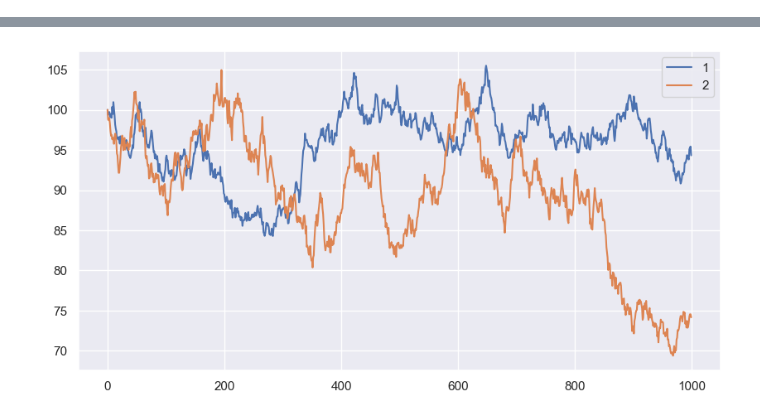
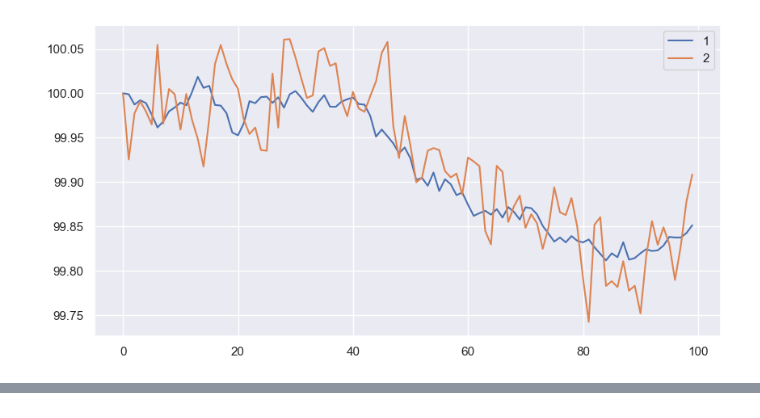
Before and after one commit to gaetanX21/SigTrading, a Jupyter notebook: src/Playground.ipynb, the cells around one changed output, grey strips where cells are left out. Drawn from its saved outputs; the diff is of its cells as text; code cells hidden in the pictures.

```diff
--- a/src/Playground.ipynb
+++ b/src/Playground.ipynb
@@ -61,10 +33,20 @@ def synthetic_pairs(batch_size: int, T: int):
 # %%
 depth = 3
 delta = 0.3
 ts = trading_strategy.TradingStrategy(depth, delta)
-batch_size = 100
-T = 1000 # number of time steps
+batch_size = 10
+T = 100 # number of time steps
 synthetic_batch_stock_data = synthetic_pairs(batch_size, T)
 info_data = torch.zeros(batch_size, T, 0) # no info
+
+# let's look at our synthetic data
+plt.figure(figsize=(10,5))
+example_pair_path = synthetic_batch_stock_data[0]
+plt.plot(example_pair_path[:,0], label='1')
+plt.plot(example_pair_path[:,1], label='2')
+plt.legend()
+plt.show()
+
 ts.fit(synthetic_batch_stock_data, info_data)
 # %% [output]
+[figure, added]
@@ -75,11 +57,2 @@ function compute_sigma_sig took 5.71s
 lambda successfully computed
 Fitting successful.
-# %%
-plt.figure(figsize=(10,5))
-example_pair_path = synthetic_batch_stock_data[20]
-plt.plot(example_pair_path[:,0], label='1')
-plt.plot(example_pair_path[:,1], label='2')
-plt.legend()
-plt.show()
-# %% [output]
-[figure, removed]
```
Also changed, not shown: parts of 12 cells of this notebook, 2 other files.
